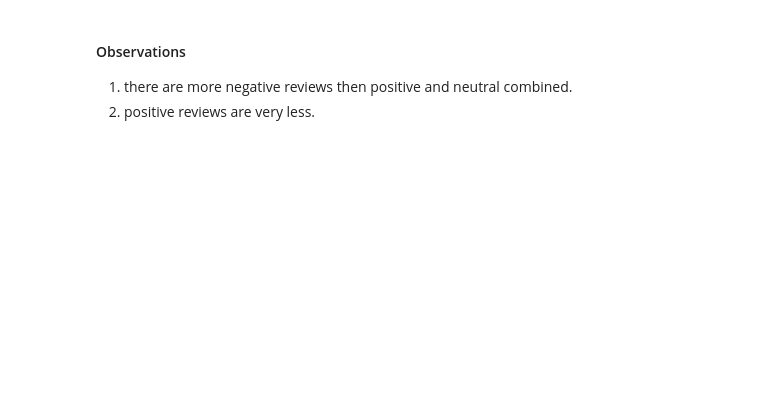
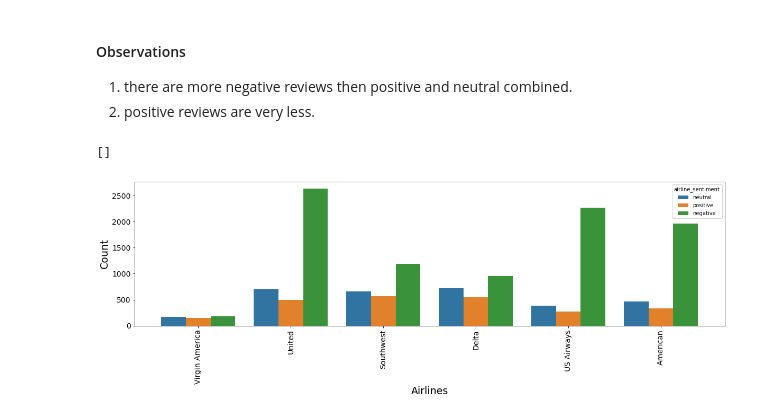
Before and after one commit to hkjit/cs520-ml-toolkits, a Jupyter notebook: sentiment-analysis/data-analysis/analysis.ipynb, the cells around one changed output. Drawn from its saved outputs; the diff is of its cells as text; code cells hidden in the pictures; blank space fills up the shorter version.

```diff
--- a/sentiment-analysis/data-analysis/analysis.ipynb
+++ b/sentiment-analysis/data-analysis/analysis.ipynb
@@ -135,3 +135,33 @@ plt.plot()
 #### Observations
 1. there are more negative reviews then positive and neutral combined.
 2. positive reviews are very less.
+# %%
+figsize=(20, 5)
+
+ticksize = 14
+titlesize = ticksize + 8
+labelsize = ticksize + 5
+
+xlabel = "Airlines"
+ylabel = "Count"
+
+
+params = {'figure.figsize' : figsize,
+          'axes.labelsize' : labelsize,
+          'axes.titlesize' : titlesize,
+          'xtick.labelsize': ticksize,
+          'ytick.labelsize': ticksize}
+
+plt.rcParams.update(params)
+
+plt.figure(figsize=figsize)
+col1 = "airline"
+col2 = "airline_sentiment"
+sns.countplot(x=df[col1], hue=df[col2])
+plt.xlabel(xlabel)
+plt.ylabel(ylabel)
+plt.xticks(rotation=90)
+plt.plot()
+# %% [output]
+[]
+[figure, added]
```
Also changed, not shown: parts of 2 cells of this notebook, 16 other files.
